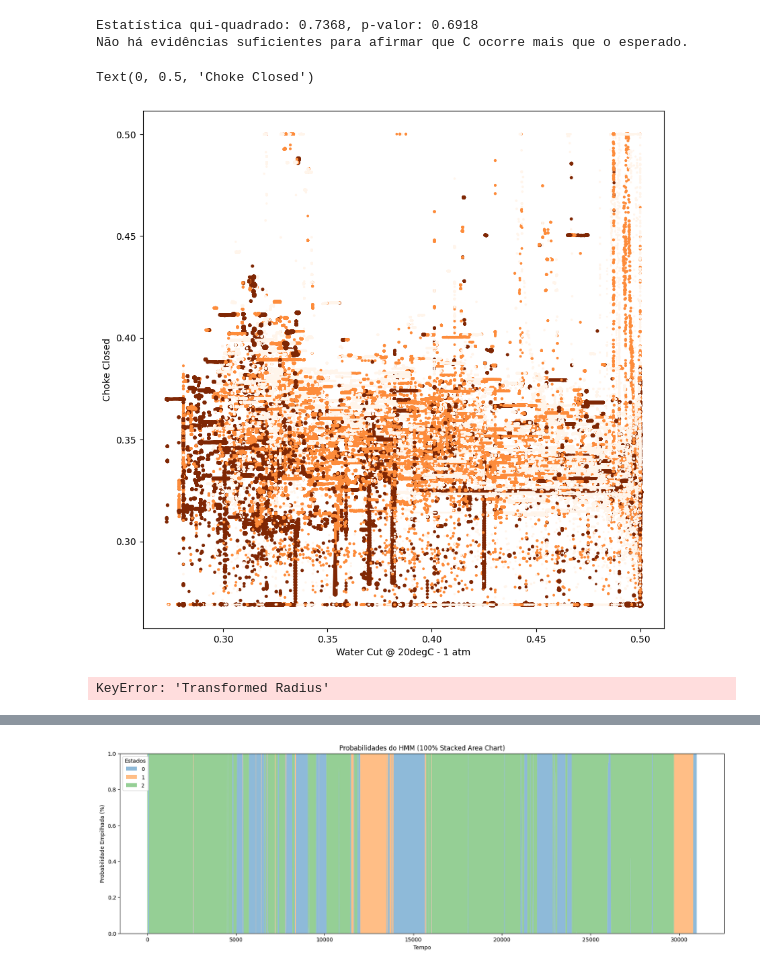
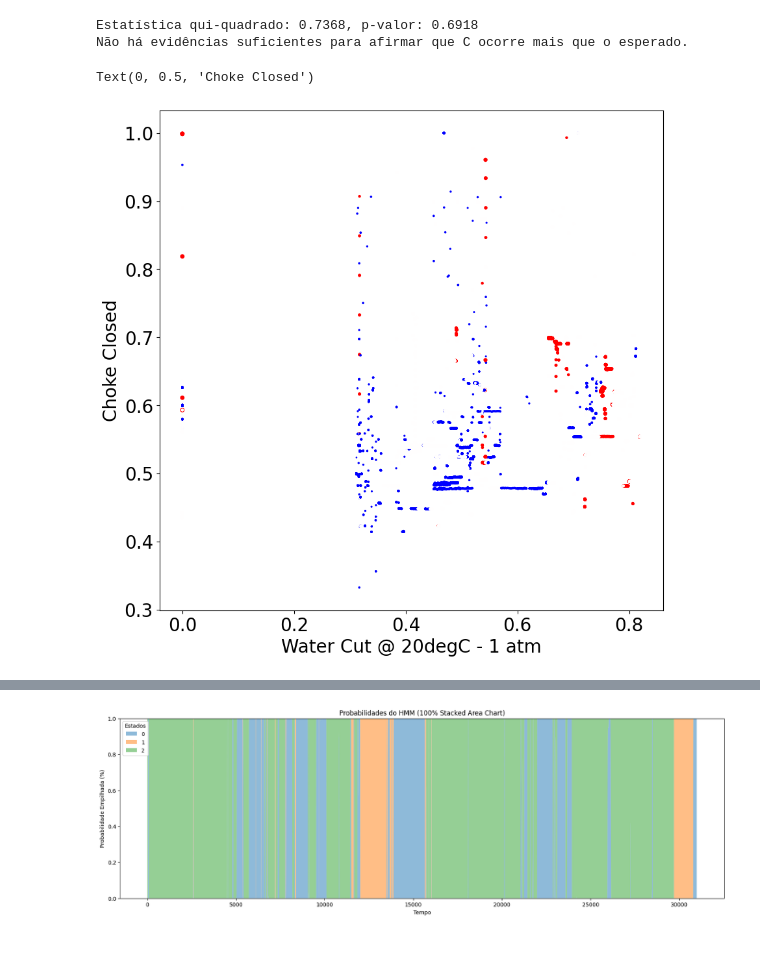
Before and after one commit to RL2-SP3/LISSA, a Jupyter notebook: examples/analise_modelos_hmm_direta.ipynb, the cells around one changed output, grey strips where cells are left out. Saved outputs shown, nothing was run; the diff lists cells and outputs as text; code cells hidden in the pictures.

```diff
--- a/examples/analise_modelos_hmm_direta.ipynb
+++ b/examples/analise_modelos_hmm_direta.ipynb
@@ -59,18 +61,18 @@ li.GaussianMixturePlot(radiusData,model,[
     "Counted"],
     figsize=(10,7))
 
-n = 2
+# n = 2
 
-model = li.GaussianMixtureFit(radiusData,n,seed=mainSeed)
+# model = li.GaussianMixtureFit(radiusData,n,seed=mainSeed)
 
 
-li.GaussianMixturePlot(radiusData,model,[
-    "Original Data",
-    "Interpolated Gaussian",
-    "Radius Plot Distribution",
-    "Radius Values",
-    "Counted"],
-    figsize=(10,7))
+# li.GaussianMixturePlot(radiusData,model,[
+#     "Original Data",
+#     "Interpolated Gaussian",
+#     "Radius Plot Distribution",
+#     "Radius Values",
+#     "Counted"],
+#     figsize=(10,7))
 # %% [output]
 GMM BIC: 3114622.336212627
 [figure]
@@ -102,7 +103,7 @@ AIC: 1404038.8862470766 BIC: 1404306.8330466344
 vibeHeader = ["ESP Vibration X","ESP Vibration Y"]
 esotericHeader = ['Water Cut @ 20degC - 1 atm', 'Choke Opening']
 
-n = [4]
+n = [2]
 # %%
 pump = pumpList[0]
 pumpData = totalData.loc[totalData["Well Run"]==pump].copy()
@@ -215,22 +216,17 @@ for pump in pumpList:
     plt.savefig("../choke_per_watercut/"+pump+".png")
     plt.close()
 # %%
-onlineData = totalData.loc[totalData["Well_down"]==0]
+onlineData = totalData.loc[(totalData["Well_down"]==0) & (totalData["Well Run"]==pumpList[50]) ]
 
-x = 1/(1+onlineData["Water Cut @ 20degC - 1 atm"].apply(np.exp))
-y = 1/(1+onlineData["Choke Closed"].apply(np.exp))
+x = onlineData["Water Cut @ 20degC - 1 atm"]#.apply(np.exp))
+y = onlineData["Choke Closed"]#.apply(np.exp))
 
 plt.figure(figsize=(10,10))
-plt.scatter(x,y,c=onlineData["State Radius"],s=onlineData["Radius"],cmap='Oranges')
+plt.scatter(x,y,c=onlineData["State Radius"],s=onlineData["Radius"],cmap='bwr')
 plt.xlabel("Water Cut @ 20degC - 1 atm")
 plt.ylabel("Choke Closed")
 # plt.savefig("../choke_per_watercut/"+pump+".png")
 # plt.close()
 # %% [output]
 Text(0, 0.5, 'Choke Closed')
-[figure, old version]
+[figure, new version]
-# %%
-PCAData["Transformed Radius"].hist(bins=500, figsize=(10,5))
-plt.title("Histograma da Transformação do Raio")
-# %% [output]
-KeyError: 'Transformed Radius'
```
Also changed, not shown: parts of 8 cells of this notebook, 2 other files.
